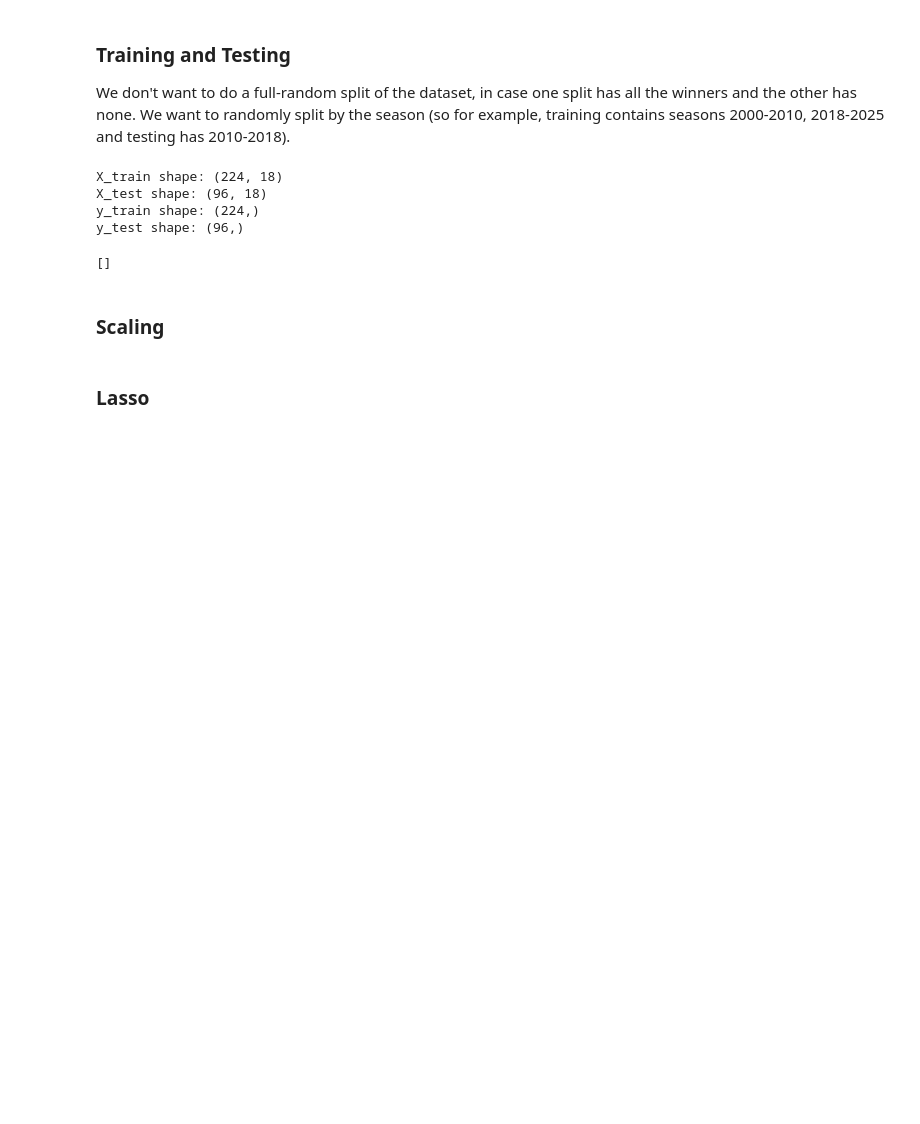
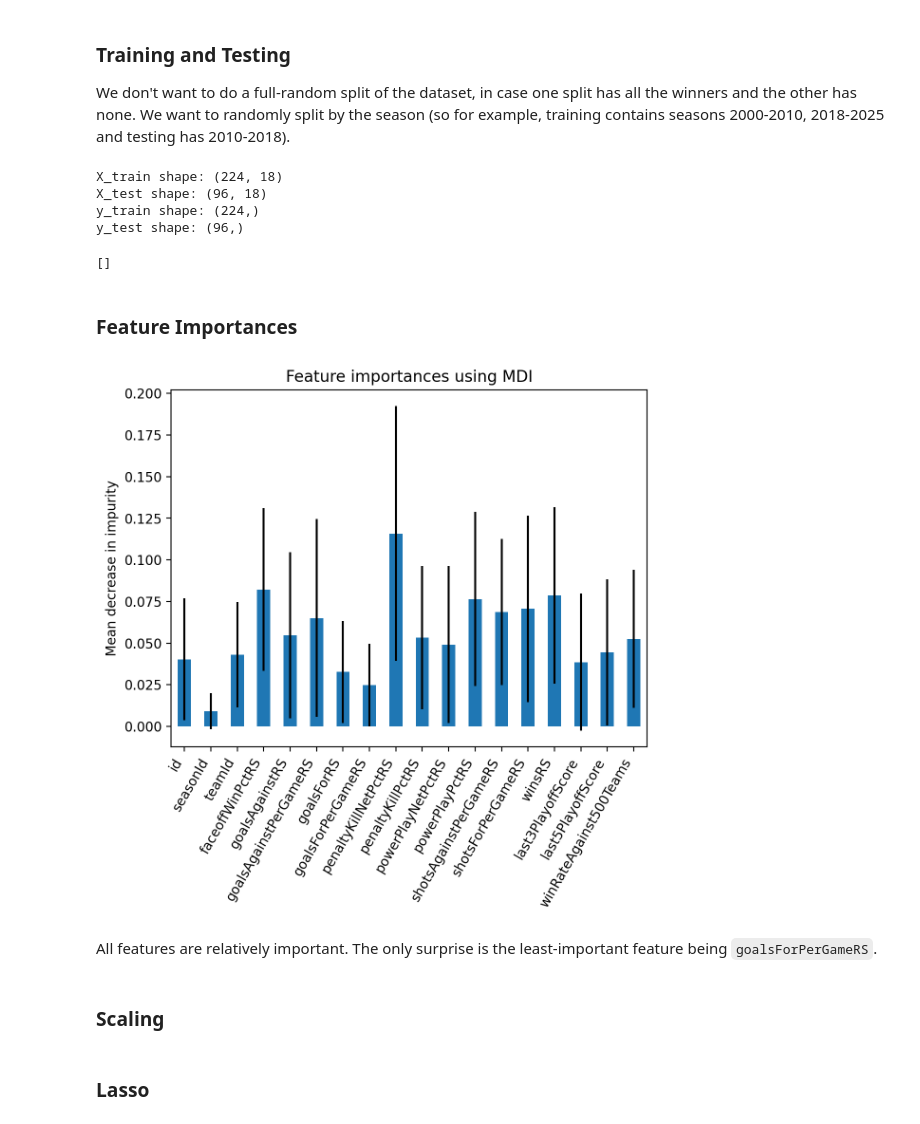
Before and after one commit to chrisbolton18/StanleyCupPredictor, a Jupyter notebook: nhlsc-predictor.ipynb, the cells around one changed output. Saved outputs shown, nothing was run; the diff lists cells and outputs as text; code cells hidden in the pictures; blank space fills up the shorter version.

```diff
--- a/nhlsc-predictor.ipynb
+++ b/nhlsc-predictor.ipynb
@@ -316,6 +316,29 @@ X_test shape: (96, 18)
 y_train shape: (224,)
 y_test shape: (96,)
 []
+# %% [markdown]
+### Feature Importances
+# %%
+from sklearn.ensemble import RandomForestRegressor
+
+forest = RandomForestRegressor(random_state=0).fit(X_train, y_train)
+# %%
+importances = forest.feature_importances_
+std = np.std([tree.feature_importances_ for tree in forest.estimators_], axis=0)
+
+forest_importances = pd.Series(importances, index=X.keys())
+
+fig, ax = plt.subplots(figsize=(6,6))
+forest_importances.plot.bar(yerr=std, ax=ax)
+ax.set_title("Feature importances using MDI")
+ax.set_ylabel("Mean decrease in impurity")
+ax.set_xticklabels(ax.get_xticklabels(), rotation=60, ha='right')
+fig.tight_layout()
+#fig.savefig('features.png')
+# %% [output]
+[figure, added]
+# %% [markdown]
+All features are relatively important. The only surprise is the least-important feature being `goalsForPerGameRS`.
 # %% [markdown]
 ### Scaling
 # %%
```
Also changed, not shown: parts of 15 cells of this notebook, 4 other files.
